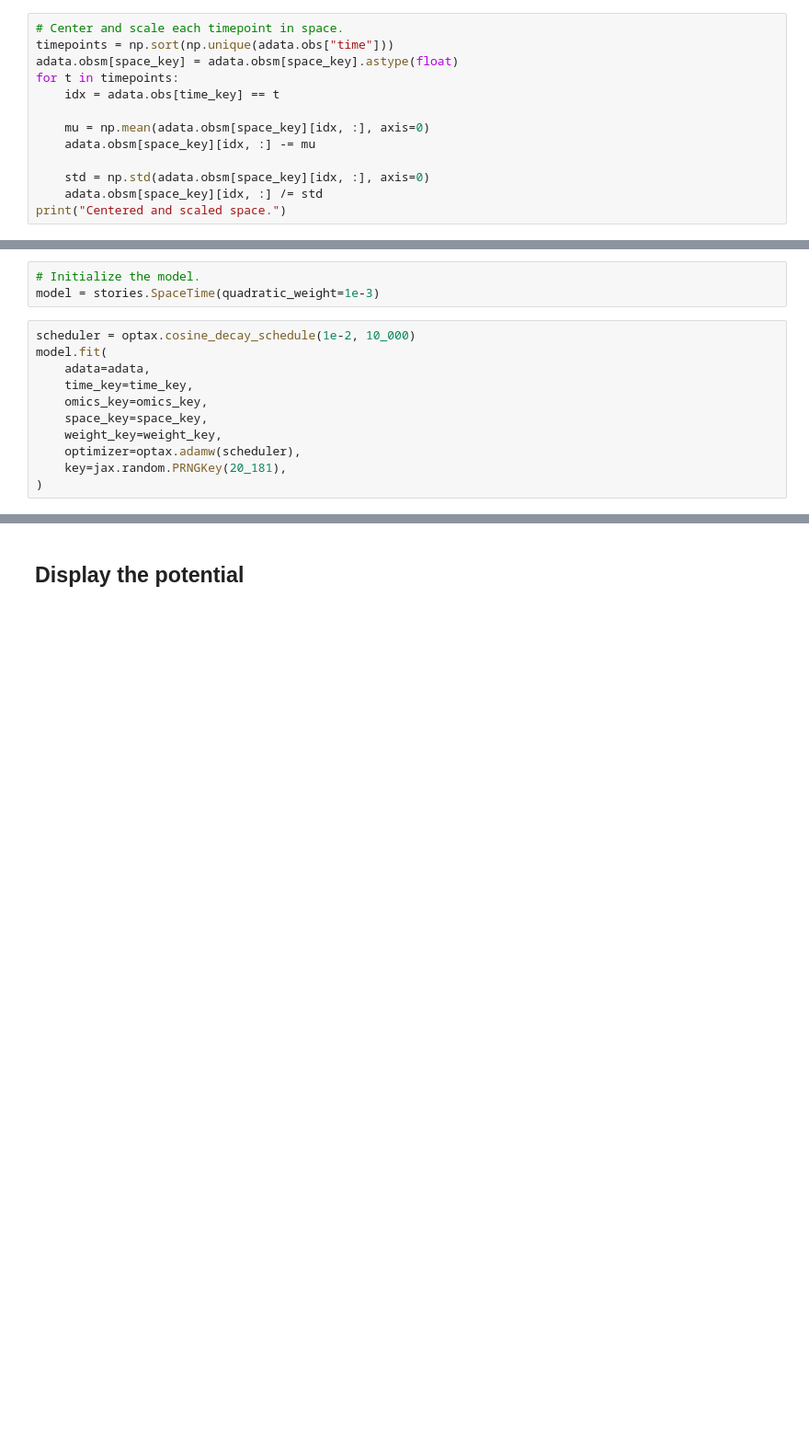
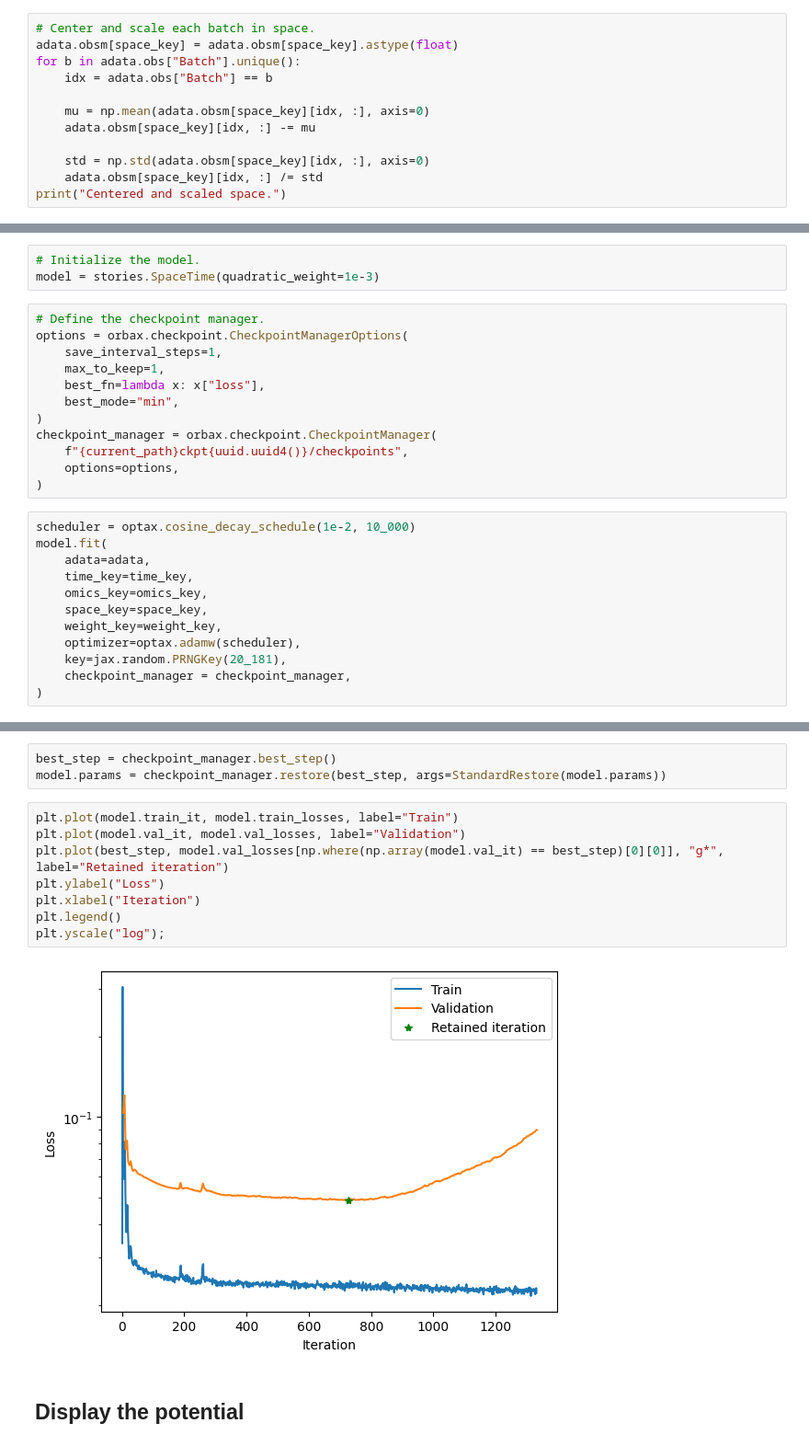
Before and after one commit to cantinilab/stories, a Jupyter notebook: docs/vignettes/demo_midbrain.ipynb, the cells around one changed output, grey strips where cells are left out. Shown: that part at 92% size. Drawn from its saved outputs; the diff is of its cells as text; blank space fills up the shorter version.

Commit message:
checkpointing

```diff
--- a/docs/vignettes/demo_midbrain.ipynb
+++ b/docs/vignettes/demo_midbrain.ipynb
@@ -46,11 +54,10 @@ print("Normalized embedding.")
 # %% [output]
 Normalized embedding.
 # %%
-# Center and scale each timepoint in space.
-timepoints = np.sort(np.unique(adata.obs["time"]))
+# Center and scale each batch in space.
 adata.obsm[space_key] = adata.obsm[space_key].astype(float)
-for t in timepoints:
-    idx = adata.obs[time_key] == t
+for b in adata.obs["Batch"].unique():
+    idx = adata.obs["Batch"] == b
 
     mu = np.mean(adata.obsm[space_key][idx, :], axis=0)
     adata.obsm[space_key][idx, :] -= mu
@@ -65,6 +72,18 @@ Centered and scaled space.
 # %%
 # Initialize the model.
 model = stories.SpaceTime(quadratic_weight=1e-3)
+# %%
+# Define the checkpoint manager.
+options = orbax.checkpoint.CheckpointManagerOptions(
+    save_interval_steps=1,
+    max_to_keep=1,
+    best_fn=lambda x: x["loss"],
+    best_mode="min",
+)
+checkpoint_manager = orbax.checkpoint.CheckpointManager(
+    f"{current_path}ckpt{uuid.uuid4()}/checkpoints",
+    options=options,
+)
 # %%
 scheduler = optax.cosine_decay_schedule(1e-2, 10_000)
 model.fit(
@@ -75,5 +94,6 @@ model.fit(
     weight_key=weight_key,
     optimizer=optax.adamw(scheduler),
     key=jax.random.PRNGKey(20_181),
+    checkpoint_manager = checkpoint_manager,
 )
 # %% [output]
@@ -82,2 +103,15 @@ Met early stopping criteria, breaking...
+# %%
+best_step = checkpoint_manager.best_step()
+model.params = checkpoint_manager.restore(best_step, args=StandardRestore(model.params))
+# %%
+plt.plot(model.train_it, model.train_losses, label="Train")
+plt.plot(model.val_it, model.val_losses, label="Validation")
+plt.plot(best_step, model.val_losses[np.where(np.array(model.val_it) == best_step)[0][0]], "g*", label="Retained iteration")
+plt.ylabel("Loss")
+plt.xlabel("Iteration")
+plt.legend()
+plt.yscale("log");
+# %% [output]
+[figure, added]
 # %% [markdown]
 ## Display the potential
```
Also changed, not shown: parts of 10 cells of this notebook, 3 other files.
